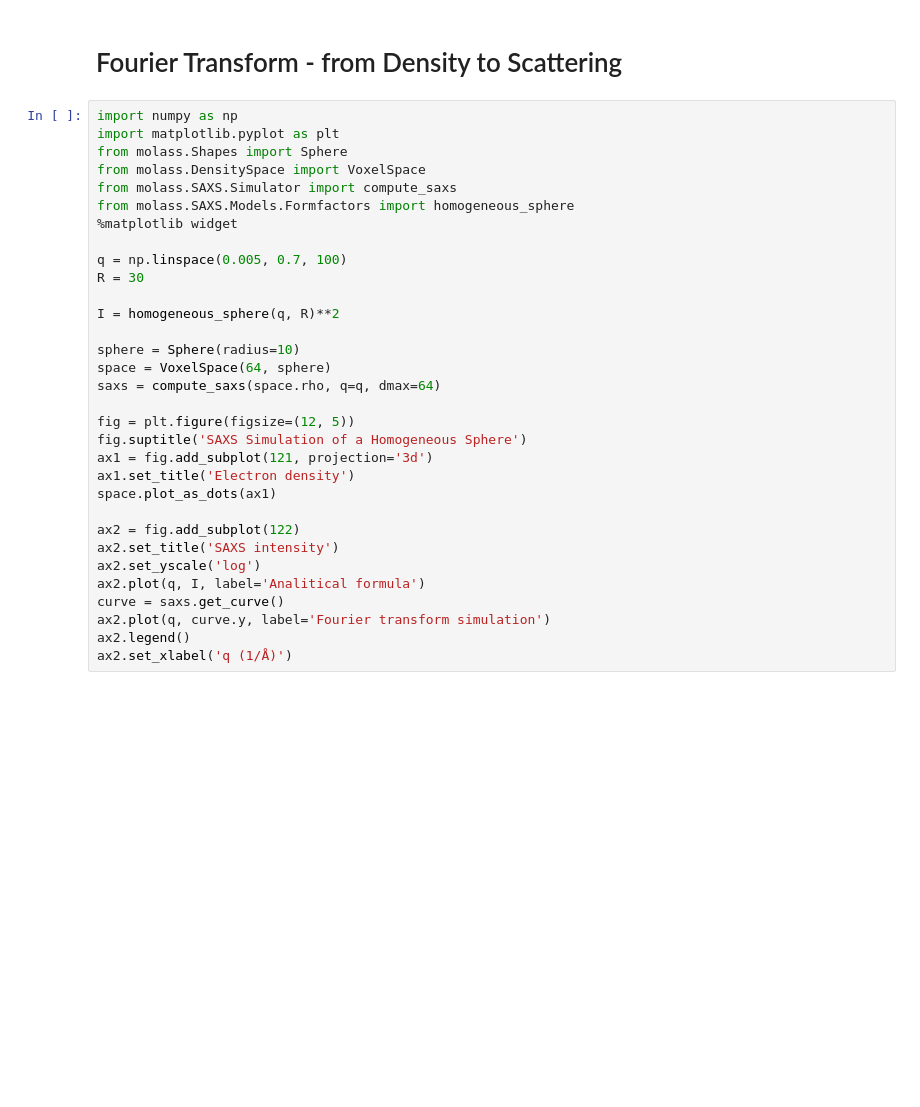
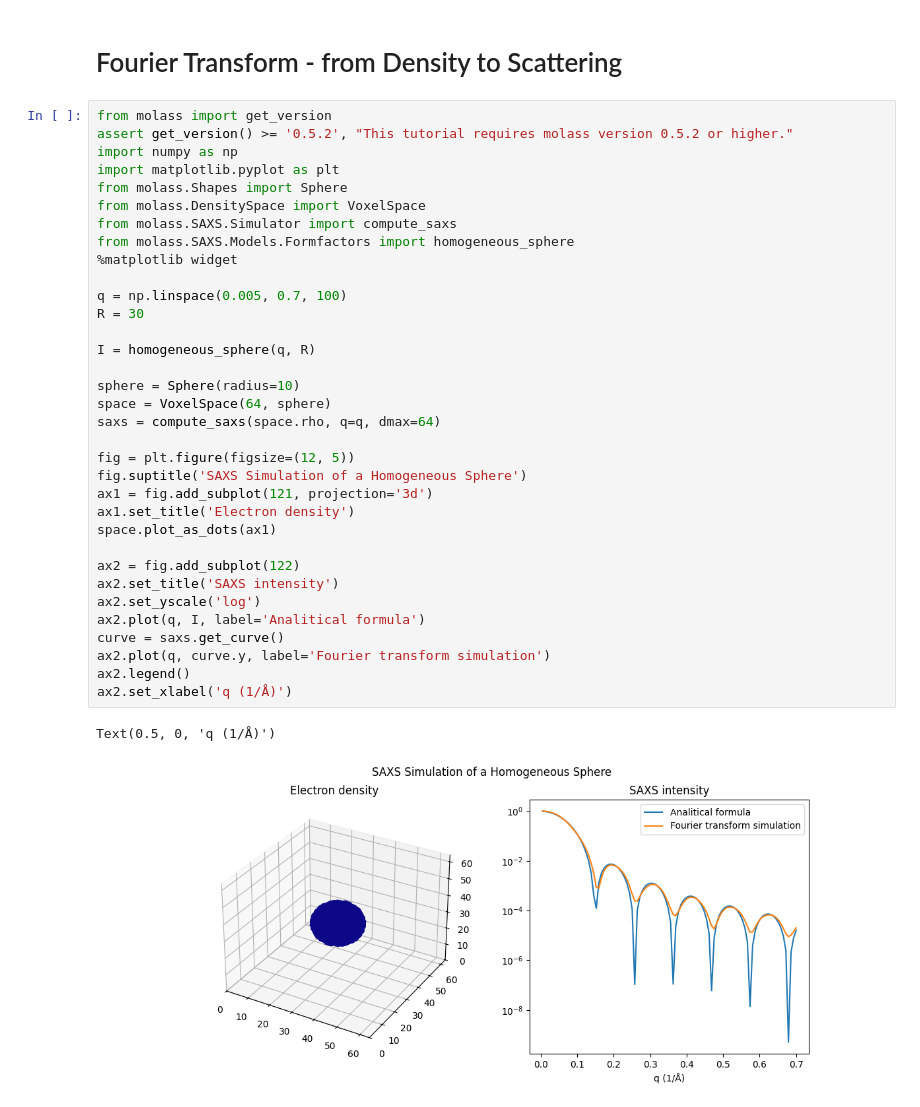
Before and after one commit to molass-saxs/molass-essence, a Jupyter notebook: _sources/chapters/50/fourier.ipynb, the cells around one changed output. Drawn from its saved outputs; the diff is of its cells as text; blank space fills up the shorter version.

```diff
--- a/_sources/chapters/50/fourier.ipynb
+++ b/_sources/chapters/50/fourier.ipynb
@@ -1,37 +1,42 @@
 # %% [markdown]
 # Fourier Transform - from Density to Scattering
 # %%
+from molass import get_version
+assert get_version() >= '0.5.2', "This tutorial requires molass version 0.5.2 or higher."
 import numpy as np
 import matplotlib.pyplot as plt
 from molass.Shapes import Sphere
 from molass.DensitySpace import VoxelSpace
 from molass.SAXS.Simulator import compute_saxs
 from molass.SAXS.Models.Formfactors import homogeneous_sphere
 %matplotlib widget
 
 q = np.linspace(0.005, 0.7, 100)
 R = 30
 
-I = homogeneous_sphere(q, R)**2
+I = homogeneous_sphere(q, R)
 
 sphere = Sphere(radius=10)
 space = VoxelSpace(64, sphere)
 saxs = compute_saxs(space.rho, q=q, dmax=64)
 
 fig = plt.figure(figsize=(12, 5))
 fig.suptitle('SAXS Simulation of a Homogeneous Sphere')
 ax1 = fig.add_subplot(121, projection='3d')
 ax1.set_title('Electron density')
 space.plot_as_dots(ax1)
 
 ax2 = fig.add_subplot(122)
 ax2.set_title('SAXS intensity')
 ax2.set_yscale('log')
 ax2.plot(q, I, label='Analitical formula')
 curve = saxs.get_curve()
 ax2.plot(q, curve.y, label='Fourier transform simulation')
 ax2.legend()
 ax2.set_xlabel('q (1/Å)')
+# %% [output]
+Text(0.5, 0, 'q (1/Å)')
+[figure, added]
 # %%
 from importlib import reload
 import molass.SAXS.Models.Formfactors
```
Also changed, not shown: parts of 2 cells of this notebook, 13 other files.
